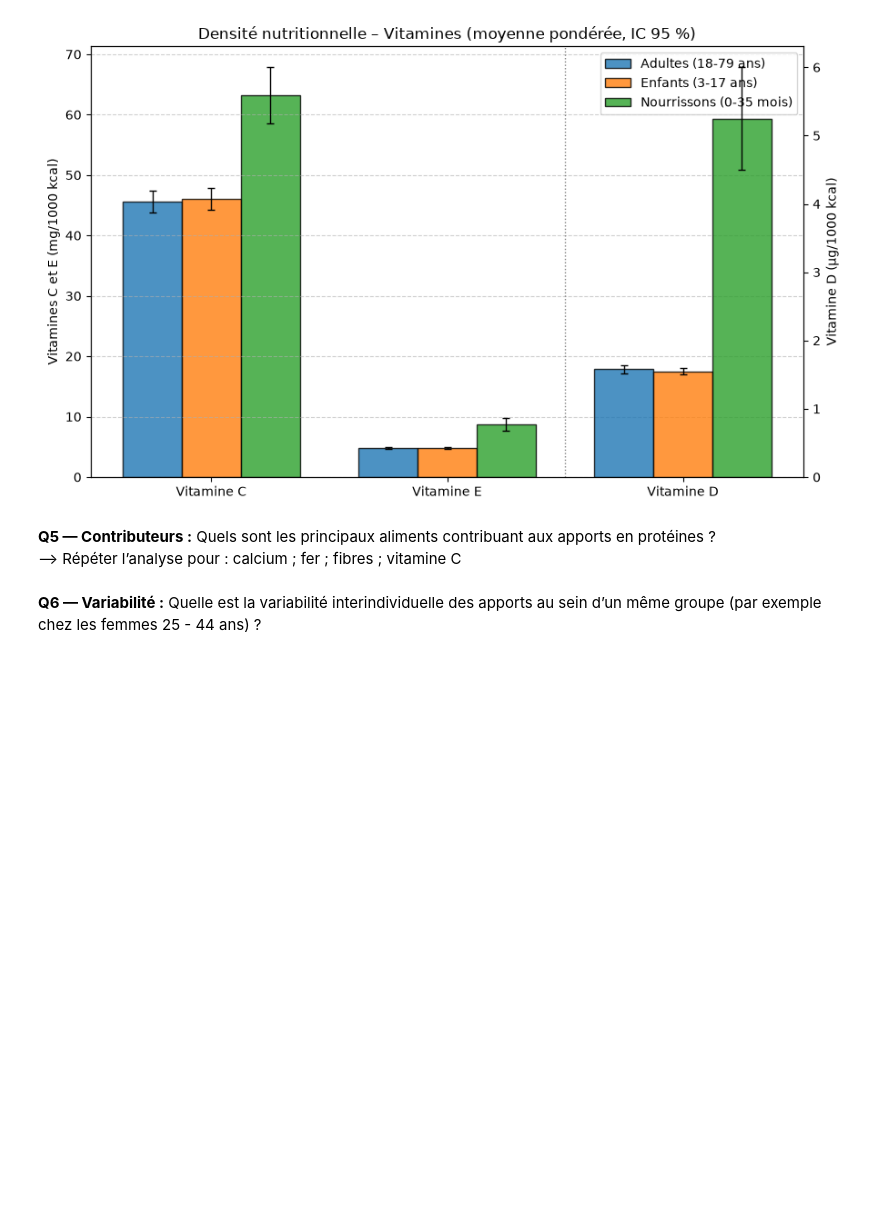
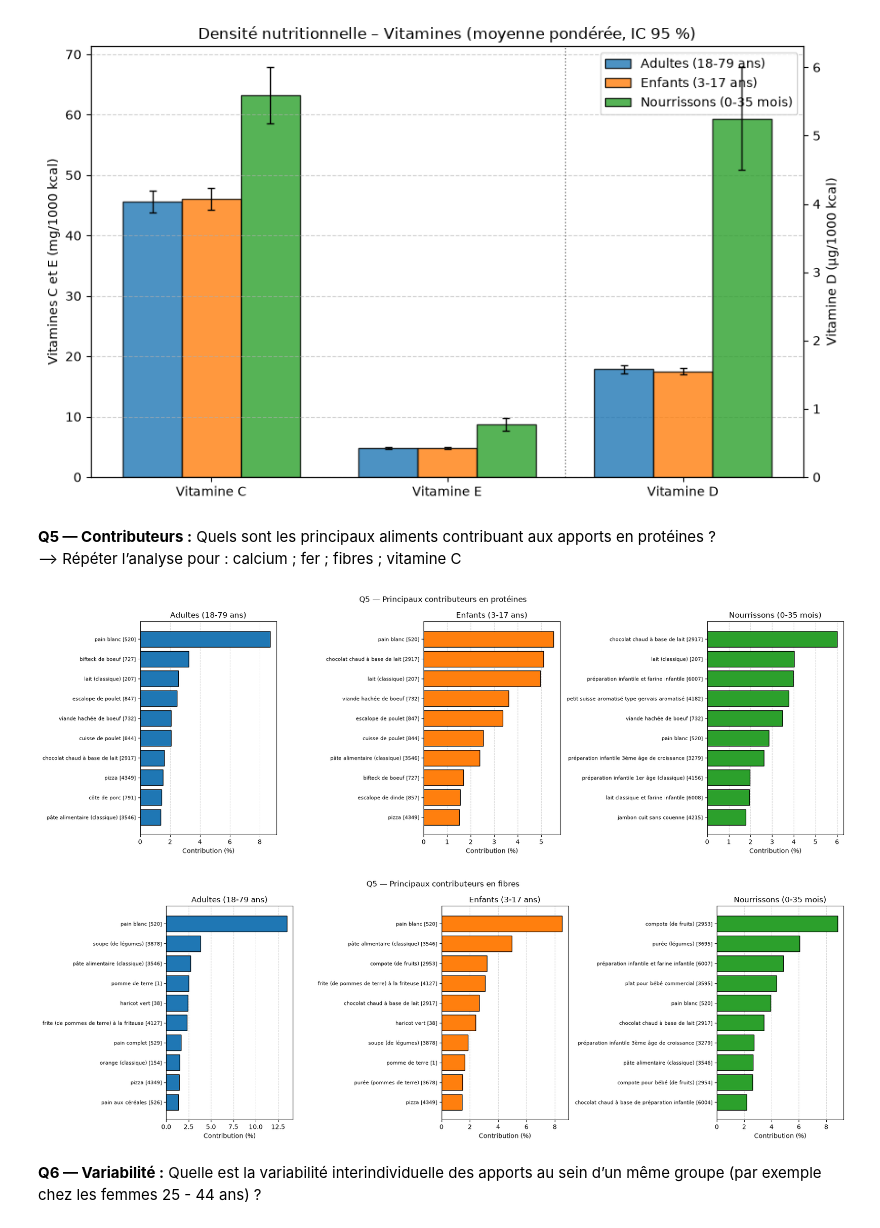
Before and after one commit to Mithrafk/Projet_Collab_Sabine, a Jupyter notebook: TP7/7_Projet_21-10_Sab.ipynb, the cells around one changed output. Saved outputs shown, nothing was run; the diff lists cells and outputs as text; code cells hidden in the pictures; blank space fills up the shorter version.

```diff
--- a/TP7/7_Projet_21-10_Sab.ipynb
+++ b/TP7/7_Projet_21-10_Sab.ipynb
@@ -877,12 +877,11 @@ for nom, (d, pond, couleur) in groupes_q3.items():
 fig, ax = plt.subplots(figsize=(14, 7))
 
 bp = ax.bxp(boites, patch_artist=True, showfliers=True,
-            boxprops=dict(edgecolor="black"),
-            medianprops=dict(color="black", lw=2),
-            whiskerprops=dict(color="black"),
-            capprops=dict(color="black"),
-            flierprops=dict(marker="o", markersize=3, markerfacecolor="grey",
-                            markeredgecolor="none", alpha=0.4))
+            boxprops={"edgecolor": "black"},
+            medianprops={"color": "black", "lw": 2},
+            whiskerprops={"color": "black"},
+            capprops={"color": "black"},
+            flierprops={"marker": "o", "markersize": 3, "markerfacecolor": "grey", "markeredgecolor": "none", "alpha": 0.4})
 
 for patch, c in zip(bp["boxes"], couleurs_b):
     patch.set_facecolor(c)
@@ -1040,6 +1039,68 @@ plt.show()
 **Q5 — Contributeurs :**
 Quels sont les principaux aliments contribuant aux apports en protéines ?
  --> Répéter l’analyse pour : calcium ; fer ; fibres ; vitamine C
+# %%
+# ---------- Q5 — Principaux aliments contributeurs ----------
+
+NUTRIMENTS_Q5 = {"proteines": "Protéines", "calcium": "Calcium", "fer": "Fer", "fibres": "Fibres", "vitamine_c": "Vitamine C"}
+NUTRIMENTS_A_AFFICHER = ["protéines", "fibres"]  # Choisir ici les nutriments
+
+nuts = {k: v for n in NUTRIMENTS_A_AFFICHER for k, v in NUTRIMENTS_Q5.items() if v.casefold() == n.casefold()}
+assert len(nuts) == len(NUTRIMENTS_A_AFFICHER), "Nutriment inconnu dans NUTRIMENTS_A_AFFICHER"
+
+groupes_q5 = {
+    "Adultes (18-79 ans)": (df_adulte, "pond_indiv_adu_pop3", "tab:blue"),
+    "Enfants (3-17 ans)": (df_enfant, "pond_indiv_enf_pop3", "tab:orange"),
+    "Nourrissons (0-35 mois)": (df_nourisson, "pond_indiv_enf_pop3", "tab:green")
+}
+
+# Charger les données et les pondérations individuelles
+cols = ["NOIND", "R24_num", "R24_pond", "qte_conso", "aliment_code_INCA3", "aliment_libelle_INCA3", *nuts]
+d = pd.read_csv("tables/conso-compo-alim-vf-mad-datagouv2021.csv", sep=";", usecols=cols)
+
+poids = pd.concat([
+    data[["NOIND", pond]].rename(columns={pond: "poids"}).assign(groupe=g)
+    for g, (data, pond, _) in groupes_q5.items()
+], ignore_index=True).drop_duplicates("NOIND")
+
+for x in [d, poids]:
+    x["NOIND"] = x["NOIND"].astype(str).str.strip().str.replace(r"\.0$", "", regex=True)
+
+d = d.merge(poids, on="NOIND", how="inner", validate="many_to_one")
+
+# Pondérer les jours de rappel
+jours = d[["NOIND", "R24_num", "R24_pond"]].drop_duplicates(["NOIND", "R24_num"])
+jours["poids_jour"] = jours["R24_pond"] / jours.groupby("NOIND")["R24_pond"].transform("sum")
+d = d.merge(jours[["NOIND", "R24_num", "poids_jour"]], on=["NOIND", "R24_num"], validate="many_to_one")
+
+# Calculer les contributions nutritionnelles pondérées
+d["aliment"] = d["aliment_libelle_INCA3"].fillna("Libellé manquant").astype(str) + " [" + d["aliment_code_INCA3"].astype(str) + "]"
+for c in ["qte_conso", *nuts]:
+    d[c] = pd.to_numeric(d[c], errors="coerce")
+
+d[list(nuts)] = d[list(nuts)].mul(d["qte_conso"], axis=0).div(100).mul(d["poids_jour"] * d["poids"], axis=0)
+contrib = d.groupby(["groupe", "aliment"])[list(nuts)].sum().reset_index()
+parts = contrib.copy()
+parts[list(nuts)] = contrib[list(nuts)].div(contrib.groupby("groupe")[list(nuts)].transform("sum"), axis=0) * 100
+
+# Un graphique par nutriment, avec les trois groupes côte à côte
+for nut, nom in nuts.items():
+    fig, axes = plt.subplots(1, 3, figsize=(18, 6))
+
+    for ax, (groupe, (_, _, couleur)) in zip(axes, groupes_q5.items()):
+        top = parts[parts["groupe"] == groupe].set_index("aliment")[nut].nlargest(10).sort_values()
+        ax.barh(top.index, top.values, color=couleur, edgecolor="black")
+        ax.set(title=groupe, xlabel="Contribution (%)")
+        ax.tick_params(axis="y", labelsize=8)
+        ax.grid(axis="x", linestyle="--", alpha=0.5)
+        ax.set_axisbelow(True)
+
+    fig.suptitle(f"Q5 — Principaux contributeurs en {nom.lower()}")
+    plt.tight_layout()
+    plt.show()
+# %% [output]
+[figure, added]
+[figure, added]
 # %% [markdown]
 **Q6 — Variabilité :** Quelle est la variabilité interindividuelle des apports au sein d’un
 même groupe (par exemple chez les femmes 25 - 44 ans) ?
```
Also changed, not shown: parts of 1 cell of this notebook.
